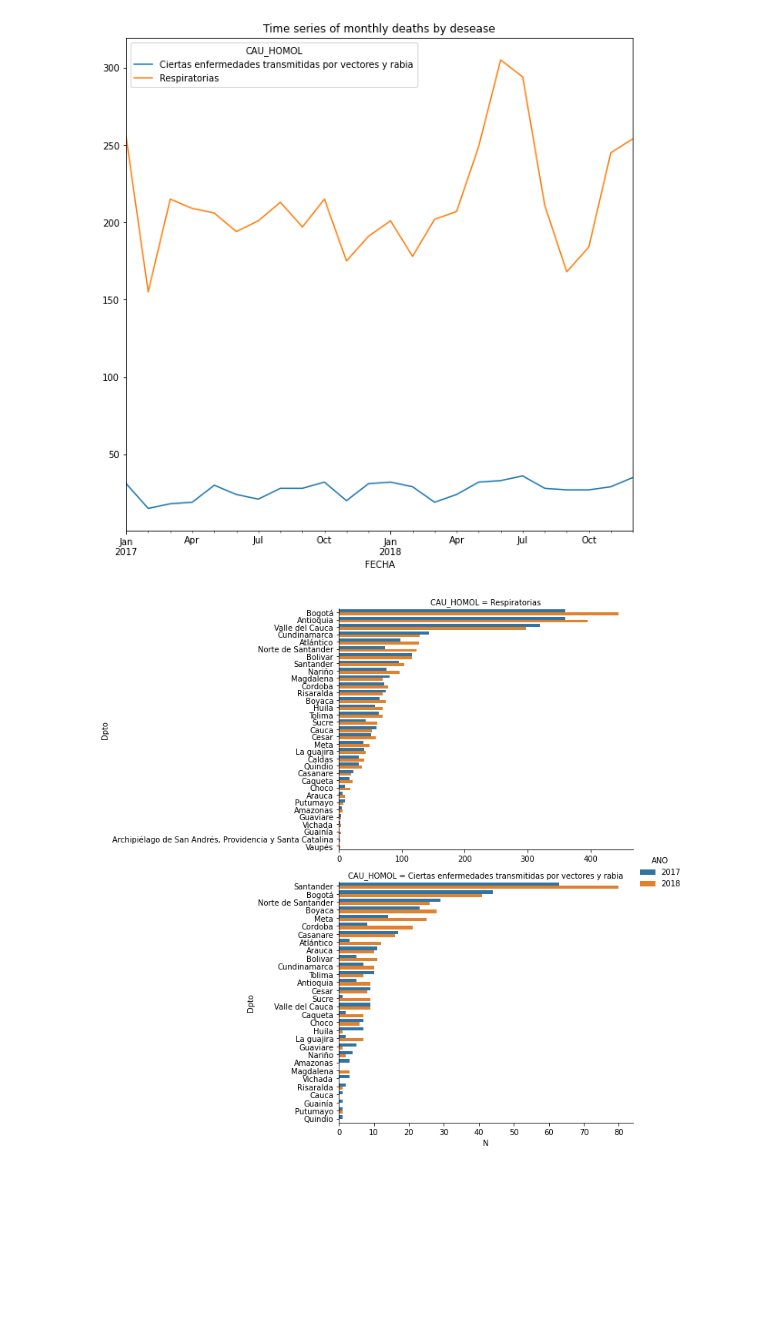
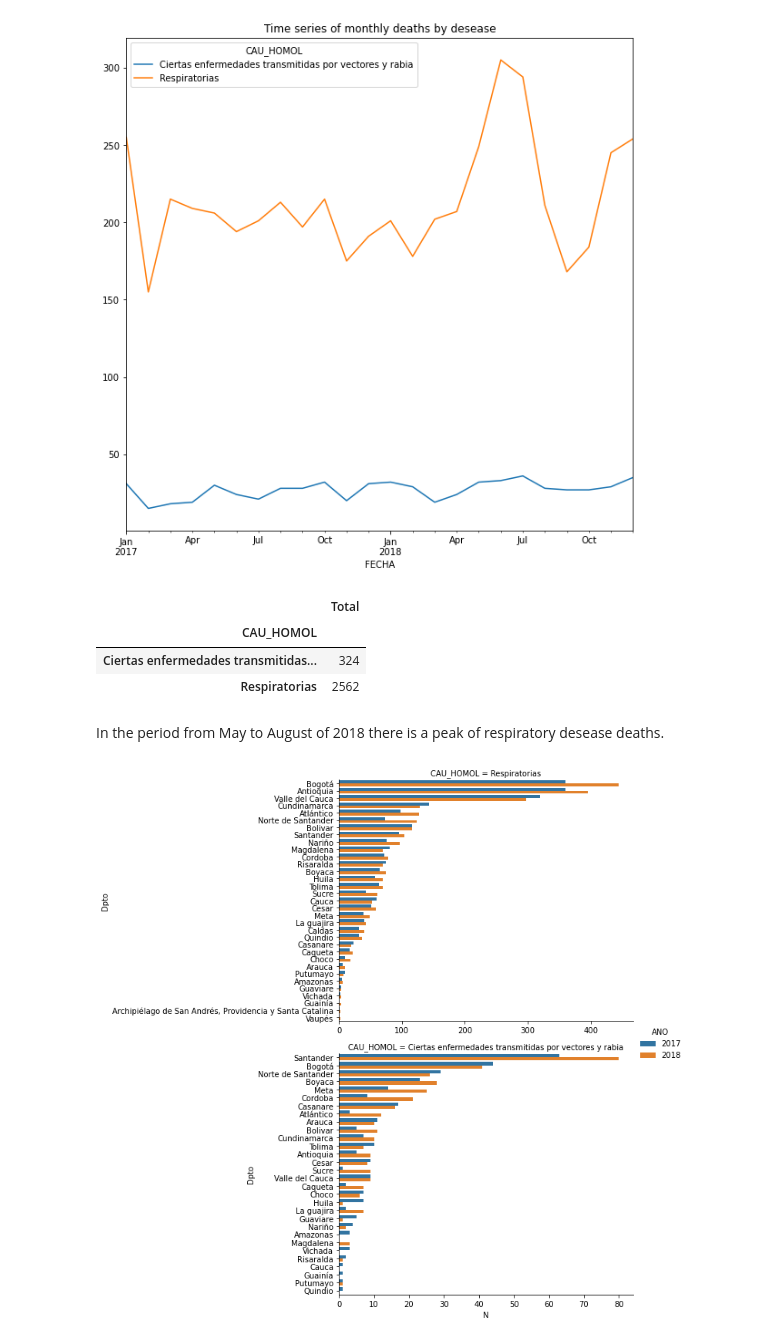
Before and after one commit to Santivg/DS4A-Team14, a Jupyter notebook: notebooks/EDA_Nofetal.ipynb, the cells around one changed output. Drawn from its saved outputs; the diff is of its cells as text; code cells hidden in the pictures; blank space fills up the shorter version.

```diff
--- a/notebooks/EDA_Nofetal.ipynb
+++ b/notebooks/EDA_Nofetal.ipynb
@@ -202,6 +188,17 @@ df2[df2.Infecciosas3==1].reset_index().groupby(['FECHA','CAU_HOMOL']).count()['D
 plt.title('Time series of monthly deaths by desease');
 # %% [output]
 [figure]
+# %%
+df3=df2[df2.Infecciosas3==1].reset_index().groupby(['FECHA','CAU_HOMOL']).count()['Dpto'].reset_index().fillna(0).rename(columns={'Dpto':'Total'})
+df3['AÑO']=df3['FECHA'].dt.year
+df3.groupby(['CAU_HOMOL','AÑO']).sum().groupby('CAU_HOMOL').mean()
+# %% [output]
+|  | Total |
+| CAU_HOMOL |  |
+| Ciertas enfermedades transmitidas... | 324 |
+| Respiratorias | 2562 |
+# %% [markdown]
+In the period from May to August of 2018 there is a peak of respiratory desease deaths.
 # %%
 temp=df2[df2.Infecciosas3==1][['CAU_HOMOL','ANO','MES','Dpto']].rename(columns={'MES':'N'})\
 .groupby(['Dpto','ANO','CAU_HOMOL']).agg({'N':'count'}).reset_index().sort_values(by=['CAU_HOMOL','N'], ascending= False)
```
Also changed, not shown: parts of 20 cells of this notebook, 18 other files.
